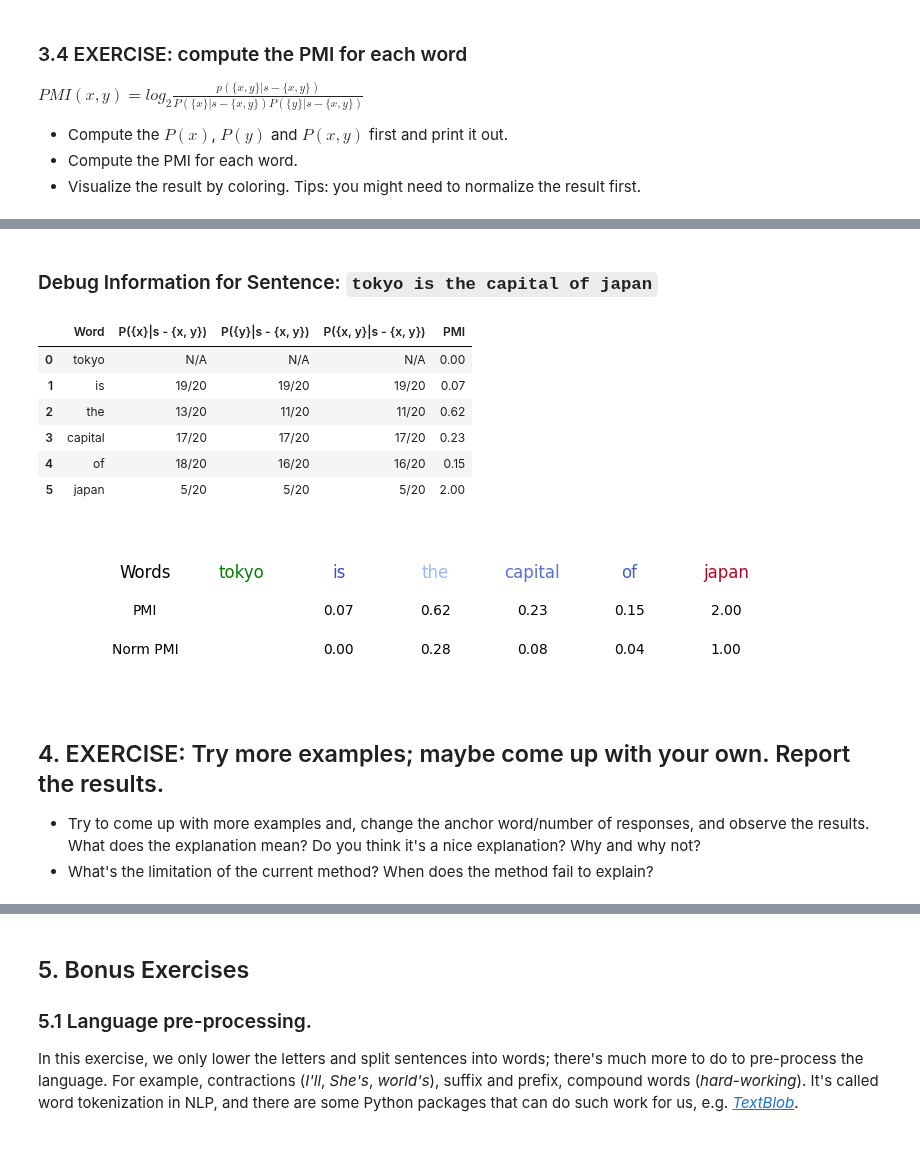
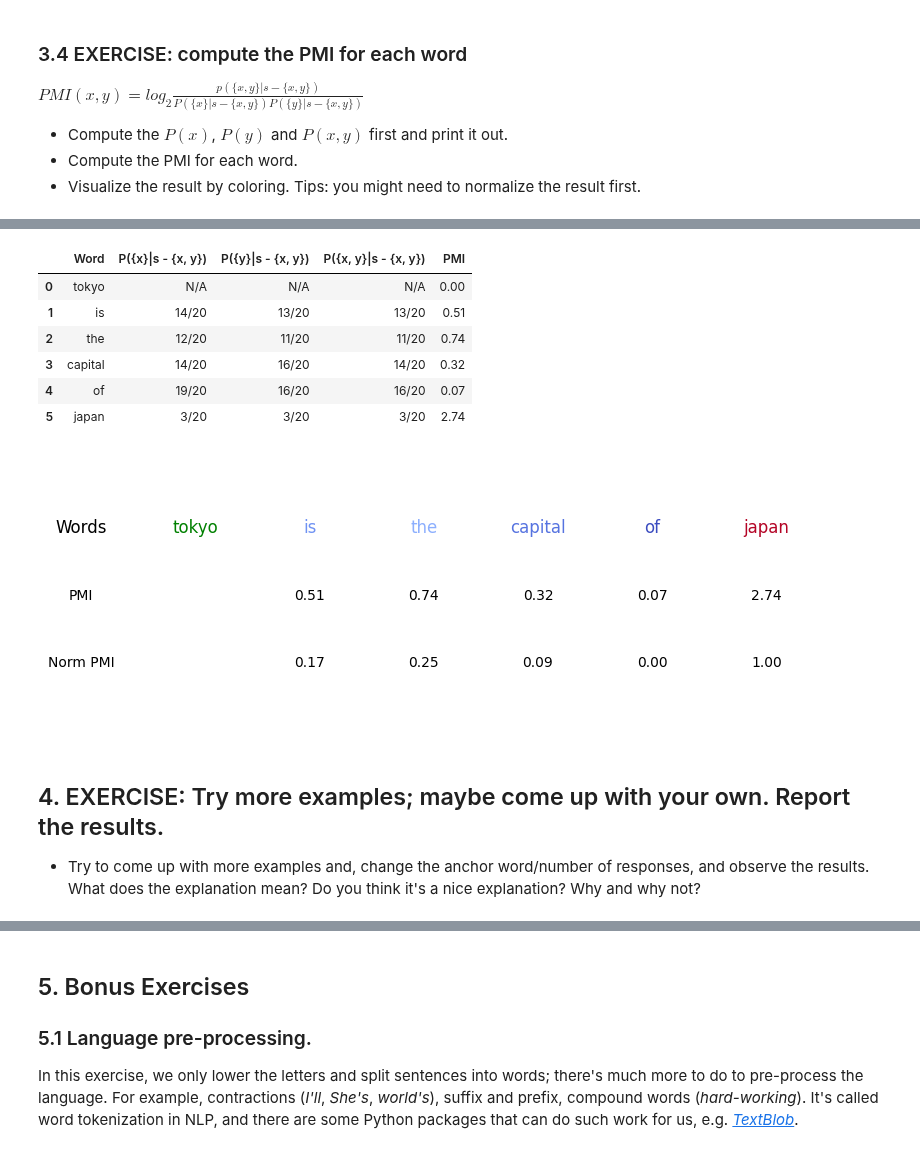
Before and after one commit to jereml99/XAI_GenAI_project_release, a Jupyter notebook: XAI_GenAI.ipynb, the cells around one changed output, grey strips where cells are left out. Drawn from its saved outputs; the diff is of its cells as text; code cells hidden in the pictures.

```diff
--- a/XAI_GenAI.ipynb
+++ b/XAI_GenAI.ipynb
@@ -172,5 +312,5 @@ visualize_replacements(all_responses, sentence, anchor_word_idx)
 # %%
-def strict_similarity(word1, word2, model = None):
+def strict_similarity(word1, word2):
     return int(word1 == word2)
 # %%
 import numpy as np
@@ -217,9 +357,9 @@ def calculate_pmi(sentence, anchor_word_idx, all_responses, similarity_function:
             if debug:
                 debug_data.append({
                     "Word": word,
-                    f"P({{x}}|s - {{x, y}})": f"{sum_of_X_similaritties}/{total}",
-                    f"P({{y}}|s - {{x, y}})": f"{sum_of_Y_similaritties}/{total}",
-                    f"P({{x, y}}|s - {{x, y}})": f"{sum_of_XY_similaritties}/{total}",
+                    f"P({{x}}|s - {{x, y}})": f"{round(sum_of_X_similaritties, 2)}/{total}",
+                    f"P({{y}}|s - {{x, y}})": f"{round(sum_of_Y_similaritties, 2)}/{total}",
+                    f"P({{x, y}}|s - {{x, y}})": f"{round(sum_of_XY_similaritties, 2)}/{total}",
                     "PMI": round(pmi, 2)
                 })
         else:
@@ -235,64 +375,81 @@ def calculate_pmi(sentence, anchor_word_idx, all_responses, similarity_function:
 
     if debug:
         debug_df = pd.DataFrame(debug_data)
-        display(Markdown(f"### Debug Information for Sentence: `{sentence}`"))
         display(debug_df)
 
     return pmi_list
 
 
 
 import matplotlib.pyplot as plt
-def visualize_pmi(pmi_list, sentence, anchor_word_idx):
+import numpy as np
+
+def visualize_pmi(pmi_list, sentence, anchor_word_idx, max_words_per_line=10):
     words = sentence.split()
     pmi_values = np.array(pmi_list)
 
     # Normalize the PMI values
     norm = plt.Normalize(pmi_values[np.arange(len(pmi_values)) != anchor_word_idx].min(),
                          pmi_values[np.arange(len(pmi_values)) != anchor_word_idx].max())
     norm_pmi_values = norm(pmi_values)
 
     # Create a color map
     cmap = plt.get_cmap('coolwarm')
     colors = cmap(norm_pmi_values)
 
-    # Plot the words with colors based on PMI values
-    plt.figure(figsize=(10, 2))
-    for i, word in enumerate(words):
-        color = 'green' if i == anchor_word_idx else colors[i]
-        plt.text(i, 1, word, fontsize=12, ha='center', va='center', color=color)
-        if i != anchor_word_idx:
-            plt.text(i, 0.5, f"{pmi_values[i]:.2f}", fontsize=10, ha='center', va='center', color='black')
-            plt.text(i, 0, f"{norm_pmi_values[i]:.2f}", fontsize=10, ha='center', va='center', color='black')
+    # Split words into multiple lines for long sentences
+    num_lines = (len(words) + max_words_per_line - 1) // max_words_per_line
+    fig, axes = plt.subplots(num_lines, 1, figsize=(0.8 * max_words_per_line, 3 * num_lines))
 
-    # Add a quick legend
-    plt.text(-1, 1, "Words", fontsize=12, ha='center', va='center', color='black')
-    plt.text(-1, 0.5, "PMI", fontsize=10, ha='center', va='center', color='black')
-    plt.text(-1, 0, "Norm PMI", fontsize=10, ha='center', va='center', color='black')
+    if num_lines == 1:
+        axes = [axes]  # Ensure axes is always a list for consistency
 
-    plt.xlim(-2, len(words))
-    plt.ylim(-0.5, 1.5)
-    plt.axis('off')
+    for line_idx, ax in enumerate(axes):
+        start_idx = line_idx * max_words_per_line
+        end_idx = min((line_idx + 1) * max_words_per_line, len(words))
+
+        for i, word_idx in enumerate(range(start_idx, end_idx)):
+            word = words[word_idx]
+            color = 'green' if word_idx == anchor_word_idx else colors[word_idx]
+
+            ax.text(i, 1, word, fontsize=12, ha='center', va='center',
+                    color=color)
+
+            if word_idx != anchor_word_idx:
+                # PMI and normalized PMI below each word
+                ax.text(i, 0.5, f"{pmi_values[word_idx]:.2f}", fontsize=10, ha='center', va='center', color='black')
+                ax.text(i, 0, f"{norm_pmi_values[word_idx]:.2f}", fontsize=10, ha='center', va='center', color='black')
+
+        # Adjust axis for the current line
+        ax.set_xlim(-0.5, end_idx - start_idx - 0.5)
+        ax.set_ylim(-0.5, 1.5)
+        ax.axis('off')
+
+        # Add headers for the first line
+        if line_idx == 0:
+            ax.text(-1, 1, "Words", fontsize=12, ha='center', va='center', color='black')
+            ax.text(-1, 0.5, "PMI", fontsize=10, ha='center', va='center', color='black')
+            ax.text(-1, 0, "Norm PMI", fontsize=10, ha='center', va='center', color='black')
+
+    plt.tight_layout()
     plt.show()
 
 pmi_list = calculate_pmi(sentence, anchor_word_idx, all_responses, debug=True)
 visualize_pmi(pmi_list, sentence, anchor_word_idx)
 # %% [output]
-### Debug Information for Sentence: `tokyo is the capital of japan`
 |  | Word | P({x}|s - {x, y}) | P({y}|s - {x, y}) | P({x, y}|s - {x, y}) | PMI |
 | 0 | tokyo | N/A | N/A | N/A | 0.00 |
-| 1 | is | 19/20 | 19/20 | 19/20 | 0.07 |
-| 2 | the | 13/20 | 11/20 | 11/20 | 0.62 |
-| 3 | capital | 17/20 | 17/20 | 17/20 | 0.23 |
-| 4 | of | 18/20 | 16/20 | 16/20 | 0.15 |
-| 5 | japan | 5/20 | 5/20 | 5/20 | 2.00 |
+| 1 | is | 14/20 | 13/20 | 13/20 | 0.51 |
+| 2 | the | 12/20 | 11/20 | 11/20 | 0.74 |
+| 3 | capital | 14/20 | 16/20 | 14/20 | 0.32 |
+| 4 | of | 19/20 | 16/20 | 16/20 | 0.07 |
+| 5 | japan | 3/20 | 3/20 | 3/20 | 2.74 |
-[figure, old version]
+[figure, new version]
 # %% [markdown]
 
 ## 4. EXERCISE: Try more examples; maybe come up with your own. Report the results.
 
 * Try to come up with more examples and, change the anchor word/number of responses, and observe the results. What does the explanation mean? Do you think it's a nice explanation? Why and why not?
-* What's the limitation of the current method? When does the method fail to explain?
 # %%
 def make_expermient(sentence, anchor_word_idx, prompts_per_word, model: ChatModel, similarity_function= None, debug=False):
     sentence = sentence.lower()
```
Also changed, not shown: parts of 24 cells of this notebook, 5 other files.
